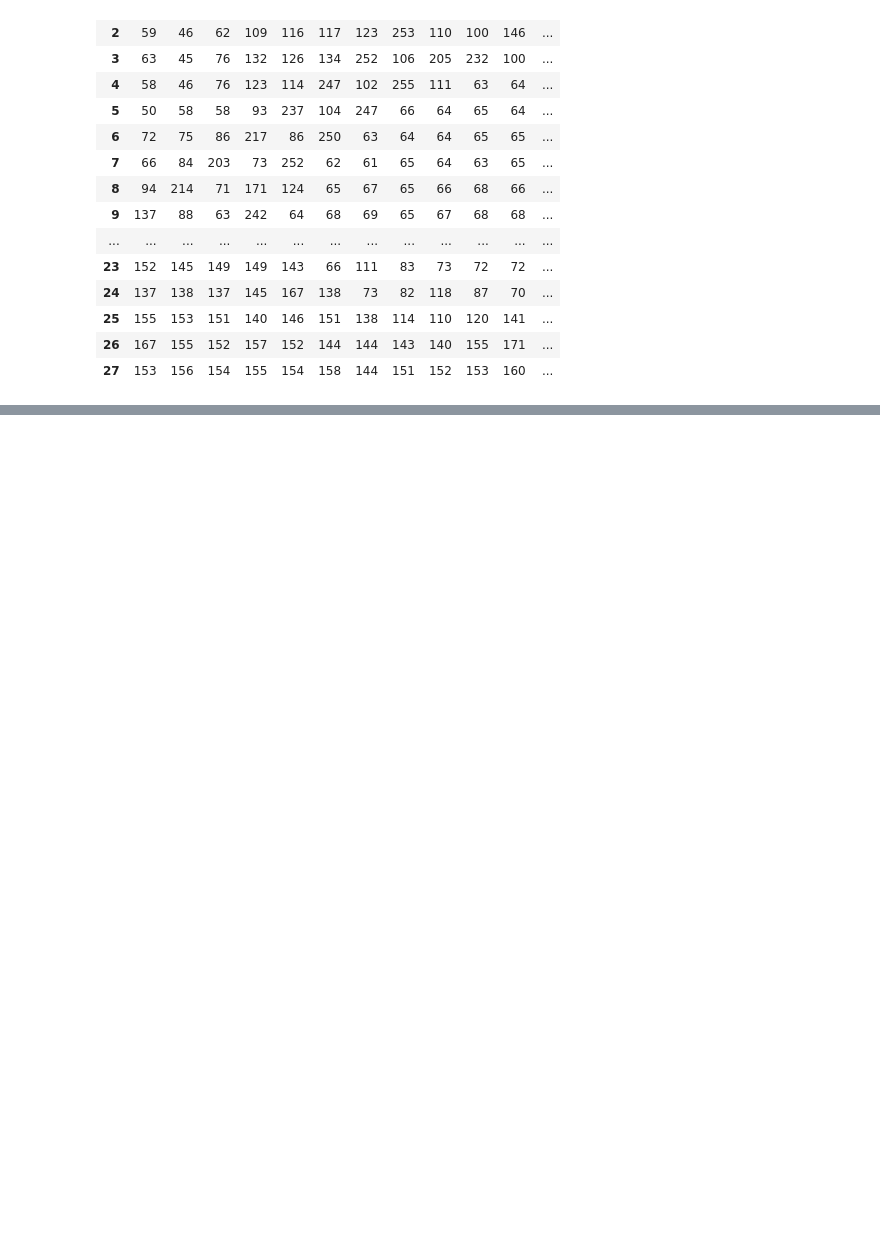
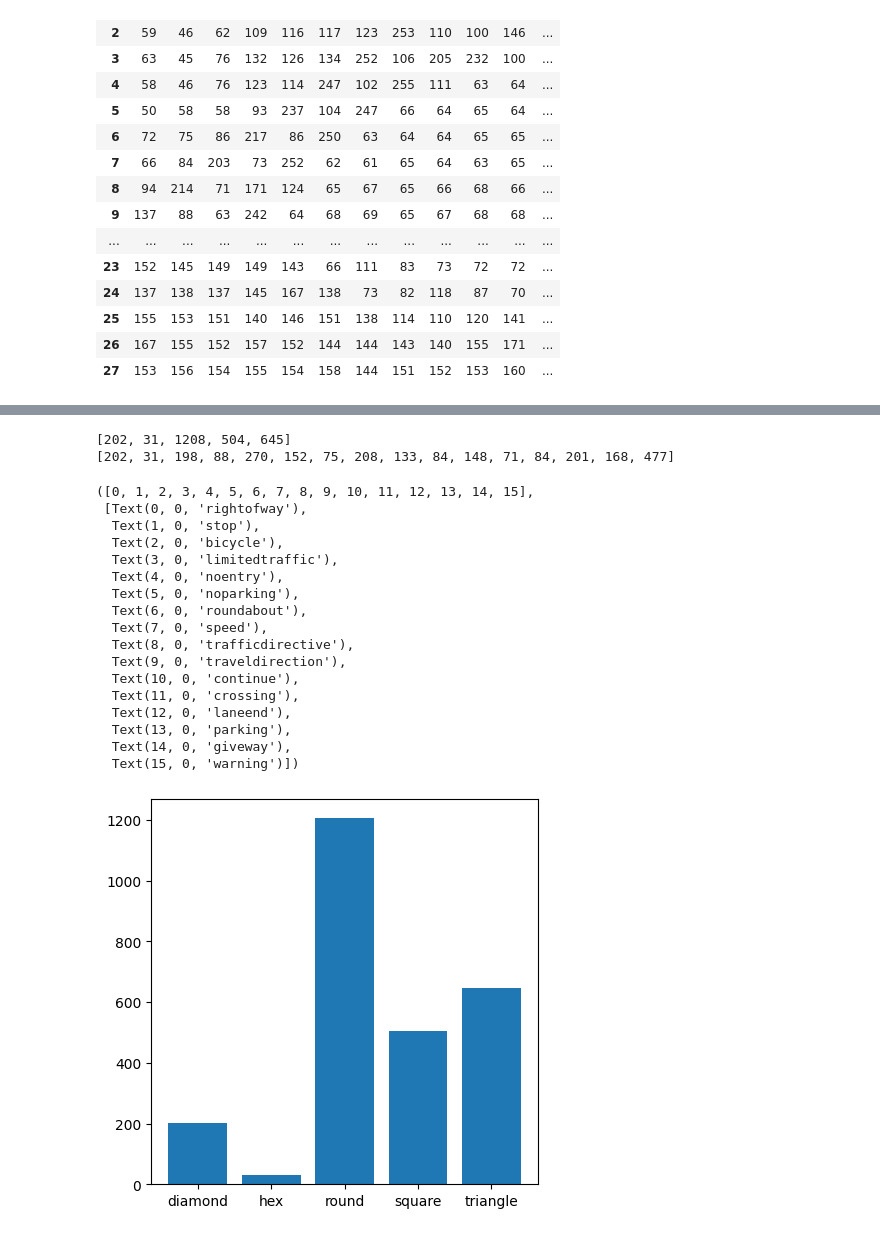
Before and after one commit to joergensiv/s4032472_s4028741_COSC2793Assignment2, a Jupyter notebook: dataframe.ipynb, the cells around one changed output, grey strips where cells are left out. Drawn from its saved outputs; the diff is of its cells as text; code cells hidden in the pictures; blank space fills up the shorter version.

```diff
--- a/dataframe.ipynb
+++ b/dataframe.ipynb
@@ -96,0 +97,47 @@ train.describe()
+# %%
+arrForm=[]
+npType=train['Form'].to_numpy()
+for i in range(int(npType[-1])):
+    a=np.count_nonzero(npType==str(i+1))
+    arrForm.append(a)
+print(arrForm)
+
+arrType=[]
+npType=train['Type'].to_numpy()
+for i in range(int(npType[-1])):
+    a=np.count_nonzero(npType==str(i+1))
+    arrType.append(a)
+print(arrType)
+Forms=['diamond', 'hex', 'round', 'square', 'triangle']
+Types=['rightofway', 'stop', 'bicycle', 'limitedtraffic', 'noentry',
+              'noparking', 'roundabout', 'speed', 'trafficdirective',
+              'traveldirection', 'continue', 'crossing', 'laneend', 'parking',
+              'giveway', 'warning']
+
+plt.figure(figsize=(5,5))
+plt.bar(Forms, arrForm)
+
+plt.figure(figsize=(10,10))
+plt.bar(Types, arrType)
+plt.xticks(rotation=45)
+# %% [output]
+[202, 31, 1208, 504, 645]
+[202, 31, 198, 88, 270, 152, 75, 208, 133, 84, 148, 71, 84, 201, 168, 477]
+([0, 1, 2, 3, 4, 5, 6, 7, 8, 9, 10, 11, 12, 13, 14, 15],
+ [Text(0, 0, 'rightofway'),
+  Text(1, 0, 'stop'),
+  Text(2, 0, 'bicycle'),
+  Text(3, 0, 'limitedtraffic'),
+  Text(4, 0, 'noentry'),
+  Text(5, 0, 'noparking'),
+  Text(6, 0, 'roundabout'),
+  Text(7, 0, 'speed'),
+  Text(8, 0, 'trafficdirective'),
+  Text(9, 0, 'traveldirection'),
+  Text(10, 0, 'continue'),
+  Text(11, 0, 'crossing'),
+  Text(12, 0, 'laneend'),
+  Text(13, 0, 'parking'),
+  Text(14, 0, 'giveway'),
+  Text(15, 0, 'warning')])
+[figure, added]
```
Also changed, not shown: parts of 5 cells of this notebook.
